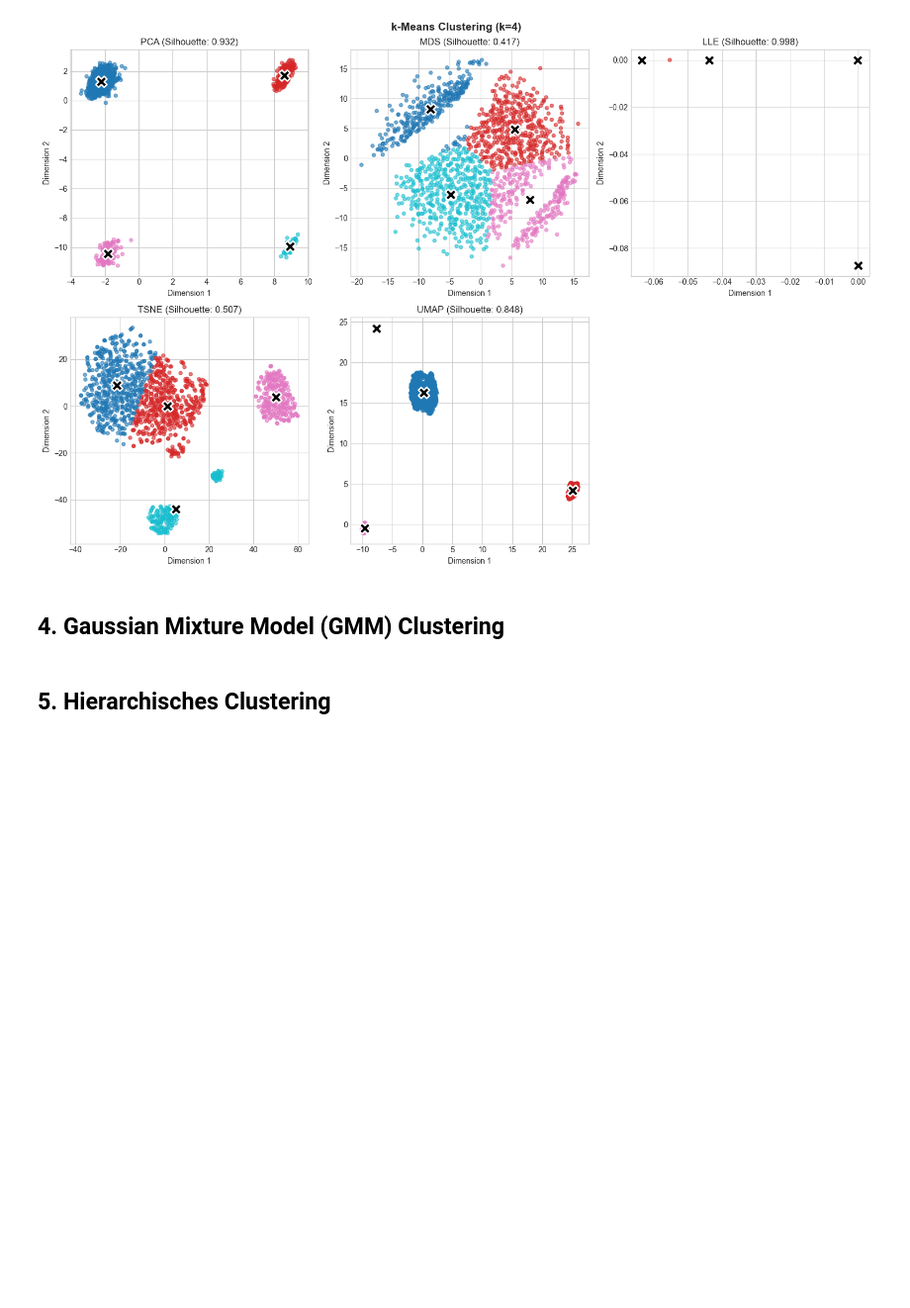
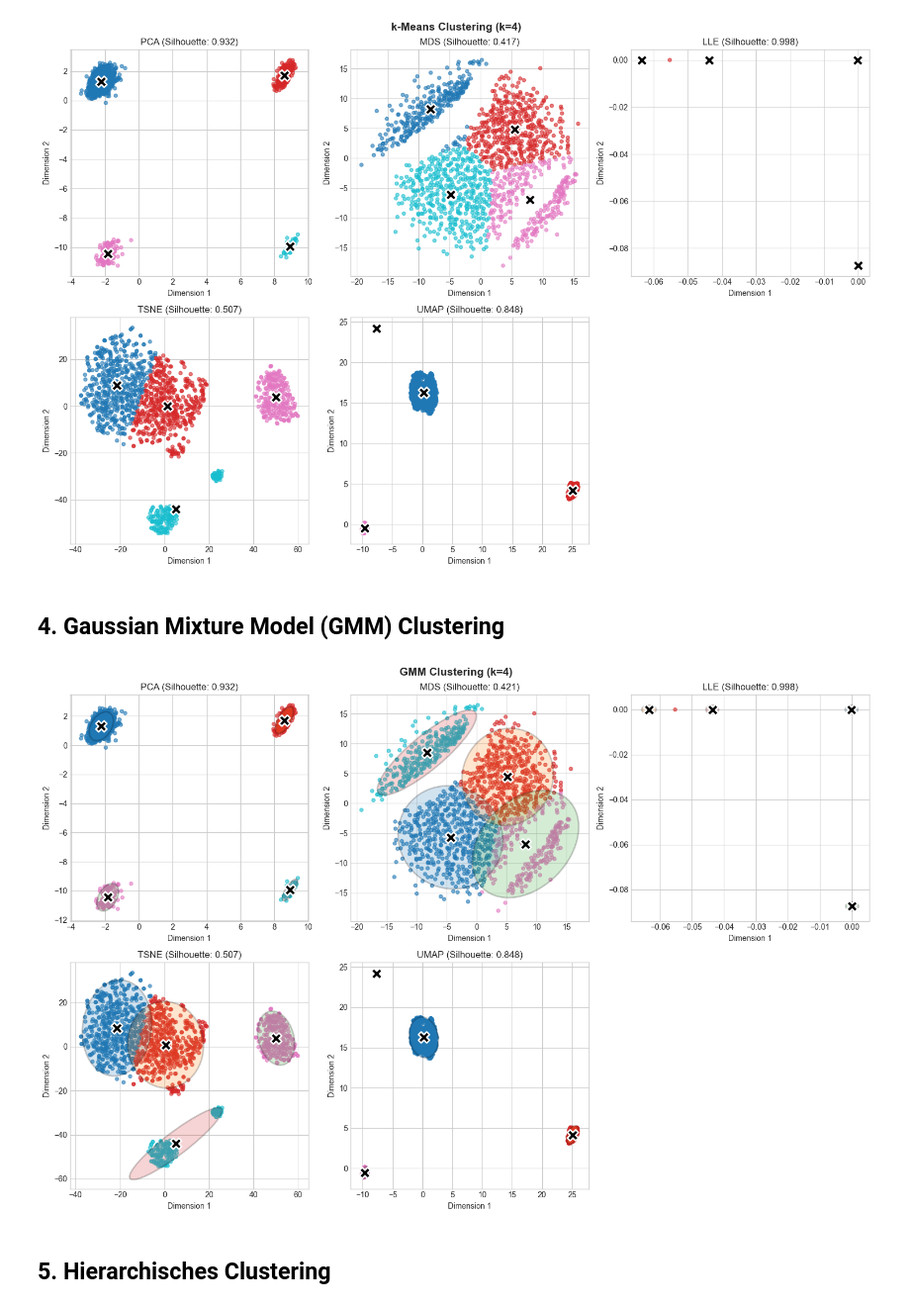
Before and after one commit to svenb23/ML-UL-FE, a Jupyter notebook: Notebooks/03_clustering.ipynb, the cells around one changed output. Shown at 99% size. Drawn from its saved outputs; the diff is of its cells as text; code cells hidden in the pictures; blank space fills up the shorter version.

Commit message:
Add GMM clustering with covariance ellipse visualization

```diff
--- a/Notebooks/03_clustering.ipynb
+++ b/Notebooks/03_clustering.ipynb
@@ -103,6 +103,53 @@ plt.show()
 [figure]
 # %% [markdown]
 ## 4. Gaussian Mixture Model (GMM) Clustering
+# %%
+from matplotlib.patches import Ellipse
+
+def draw_ellipse(position, covariance, ax, n_std=2.0, **kwargs):
+    U, s, _ = np.linalg.svd(covariance)
+    angle = np.degrees(np.arctan2(U[1, 0], U[0, 0]))
+    width, height = 2 * n_std * np.sqrt(s)
+    ellipse = Ellipse(position, width, height, angle=angle, **kwargs)
+    ax.add_patch(ellipse)
+
+gmm_results = {}
+for method in methods:
+    data = reduced_data[method].values
+    gmm = GaussianMixture(n_components=K_CLUSTERS, random_state=42)
+    labels = gmm.fit_predict(data)
+    gmm_results[method] = {
+        'labels': labels,
+        'means': gmm.means_,
+        'covariances': gmm.covariances_,
+        'silhouette': silhouette_score(data, labels)
+    }
+
+fig, axes = plt.subplots(2, 3, figsize=(15, 10))
+axes = axes.flatten()
+
+for idx, method in enumerate(methods):
+    ax = axes[idx]
+    data = reduced_data[method].values
+    labels = gmm_results[method]['labels']
+    means = gmm_results[method]['means']
+    covs = gmm_results[method]['covariances']
+
+    ax.scatter(data[:, 0], data[:, 1], c=labels, cmap='tab10', alpha=0.6, s=20)
+    for i in range(K_CLUSTERS):
+        draw_ellipse(means[i], covs[i], ax, n_std=2.0, alpha=0.2, facecolor=plt.cm.tab10(i), edgecolor='black', linewidth=2)
+    ax.scatter(means[:, 0], means[:, 1], c='black', marker='X', s=200, edgecolors='white', linewidths=2)
+    ax.set_title(f'{method.upper()} (Silhouette: {gmm_results[method]["silhouette"]:.3f})')
+    ax.set_xlabel('Dimension 1')
+    ax.set_ylabel('Dimension 2')
+
+axes[5].axis('off')
+plt.suptitle(f'GMM Clustering (k={K_CLUSTERS})', fontsize=14, fontweight='bold')
+plt.tight_layout()
+plt.savefig('../plots/gmm_clustering.png', dpi=150, bbox_inches='tight')
+plt.show()
+# %% [output]
+[figure, added]
 # %% [markdown]
 ## 5. Hierarchisches Clustering
 # %% [markdown]
```
Also changed, not shown: 1 other file.
